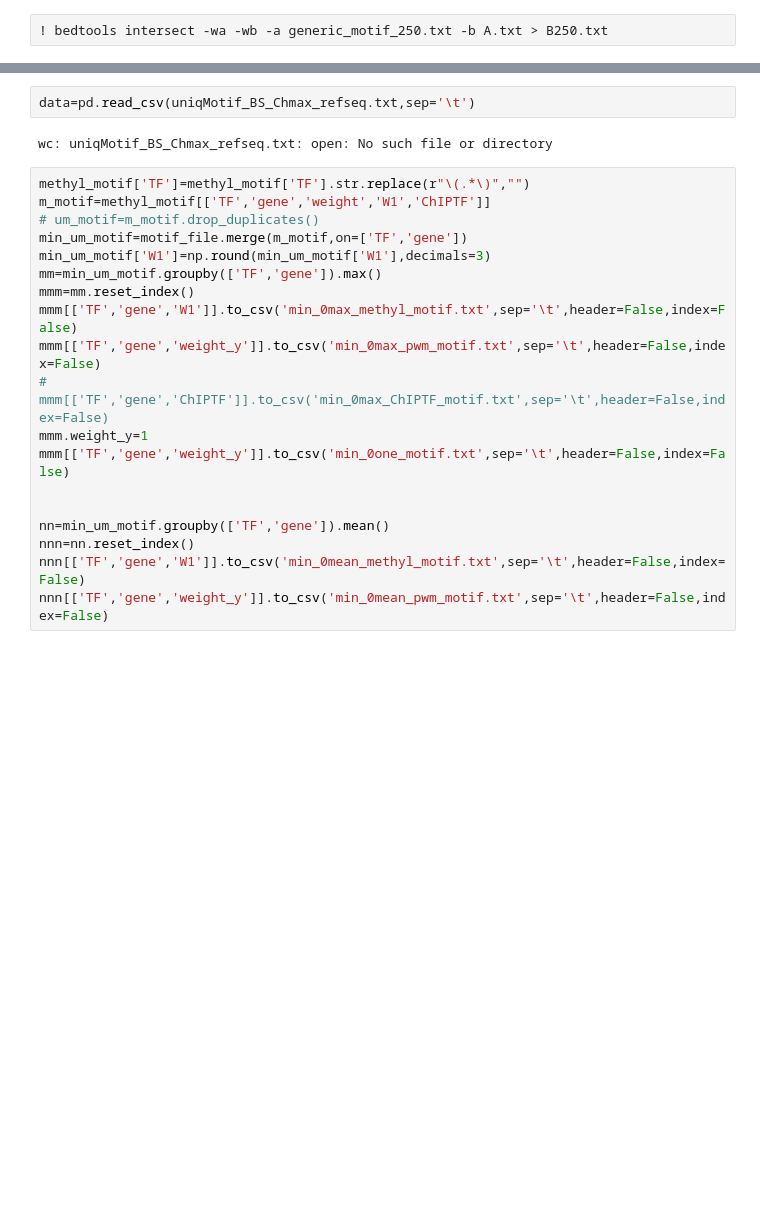
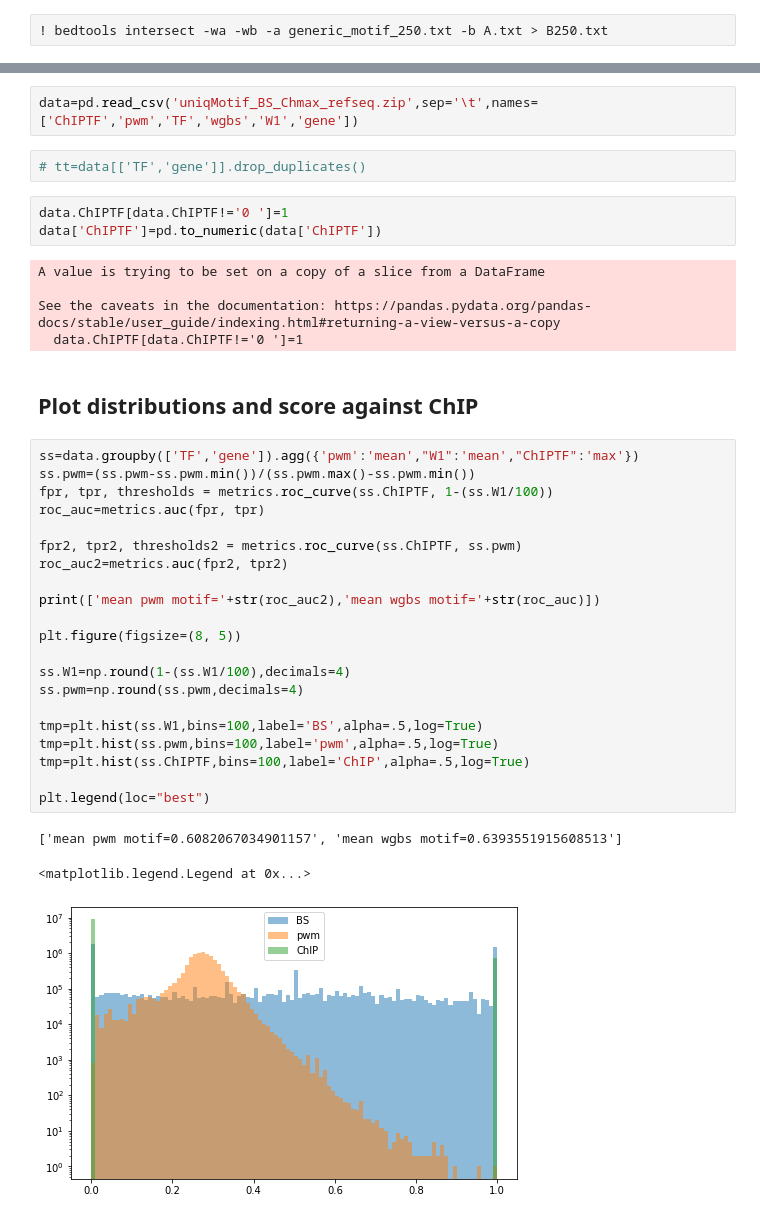
Before and after one commit to dcolinmorgan/MIMB, a Jupyter notebook: Building_a_methylation-informed_GRN.ipynb, the cells around one changed output, grey strips where cells are left out. Drawn from its saved outputs; the diff is of its cells as text; blank space fills up the shorter version.

Commit message:
finished panda tests

```diff
--- a/Building_a_methylation-informed_GRN.ipynb
+++ b/Building_a_methylation-informed_GRN.ipynb
@@ -109,23 +113,39 @@ Error: Unable to open file Motif_BS_Ch.txt. Exiting.
 # %%
-data=pd.read_csv(uniqMotif_BS_Chmax_refseq.txt,sep='\t')
+data=pd.read_csv('uniqMotif_BS_Chmax_refseq.zip',sep='\t',names=['ChIPTF','pwm','TF','wgbs','W1','gene'])
-# %% [output]
-wc: uniqMotif_BS_Chmax_refseq.txt: open: No such file or directory
-# %%
-methyl_motif['TF']=methyl_motif['TF'].str.replace(r"\(.*\)","")
-m_motif=methyl_motif[['TF','gene','weight','W1','ChIPTF']]
-# um_motif=m_motif.drop_duplicates()
-min_um_motif=motif_file.merge(m_motif,on=['TF','gene'])
-min_um_motif['W1']=np.round(min_um_motif['W1'],decimals=3)
-mm=min_um_motif.groupby(['TF','gene']).max()
-mmm=mm.reset_index()
-mmm[['TF','gene','W1']].to_csv('min_0max_methyl_motif.txt',sep='\t',header=False,index=False)
-mmm[['TF','gene','weight_y']].to_csv('min_0max_pwm_motif.txt',sep='\t',header=False,index=False)
-# mmm[['TF','gene','ChIPTF']].to_csv('min_0max_ChIPTF_motif.txt',sep='\t',header=False,index=False)
-mmm.weight_y=1
-mmm[['TF','gene','weight_y']].to_csv('min_0one_motif.txt',sep='\t',header=False,index=False)
-
-
-nn=min_um_motif.groupby(['TF','gene']).mean()
-nnn=nn.reset_index()
-nnn[['TF','gene','W1']].to_csv('min_0mean_methyl_motif.txt',sep='\t',header=False,index=False)
-nnn[['TF','gene','weight_y']].to_csv('min_0mean_pwm_motif.txt',sep='\t',header=False,index=False)
+# %%
+# tt=data[['TF','gene']].drop_duplicates()
+# %%
+data.ChIPTF[data.ChIPTF!='0 ']=1
+data['ChIPTF']=pd.to_numeric(data['ChIPTF'])
+# %% [output]
+A value is trying to be set on a copy of a slice from a DataFrame
+
+See the caveats in the documentation: https://pandas.pydata.org/pandas-docs/stable/user_guide/indexing.html#returning-a-view-versus-a-copy
+  data.ChIPTF[data.ChIPTF!='0 ']=1
+# %% [markdown]
+## Plot distributions and score against ChIP
+# %%
+ss=data.groupby(['TF','gene']).agg({'pwm':'mean',"W1":'mean',"ChIPTF":'max'})
+ss.pwm=(ss.pwm-ss.pwm.min())/(ss.pwm.max()-ss.pwm.min())
+fpr, tpr, thresholds = metrics.roc_curve(ss.ChIPTF, 1-(ss.W1/100))
+roc_auc=metrics.auc(fpr, tpr)
+
+fpr2, tpr2, thresholds2 = metrics.roc_curve(ss.ChIPTF, ss.pwm)
+roc_auc2=metrics.auc(fpr2, tpr2)
+
+print(['mean pwm motif='+str(roc_auc2),'mean wgbs motif='+str(roc_auc)])
+
+plt.figure(figsize=(8, 5))
+
+ss.W1=np.round(1-(ss.W1/100),decimals=4)
+ss.pwm=np.round(ss.pwm,decimals=4)
+
+tmp=plt.hist(ss.W1,bins=100,label='BS',alpha=.5,log=True)
+tmp=plt.hist(ss.pwm,bins=100,label='pwm',alpha=.5,log=True)
+tmp=plt.hist(ss.ChIPTF,bins=100,label='ChIP',alpha=.5,log=True)
+
+plt.legend(loc="best")
+# %% [output]
+['mean pwm motif=0.6082067034901157', 'mean wgbs motif=0.6393551915608513']
+<matplotlib.legend.Legend at 0x...>
+[figure, added]
```
Also changed, not shown: parts of 24 cells of this notebook, 3 other files.
